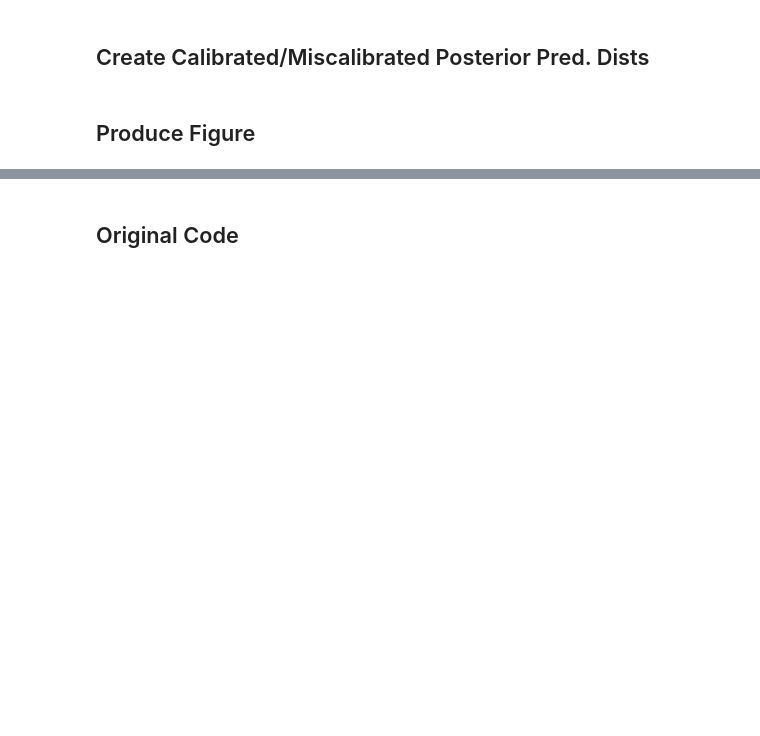
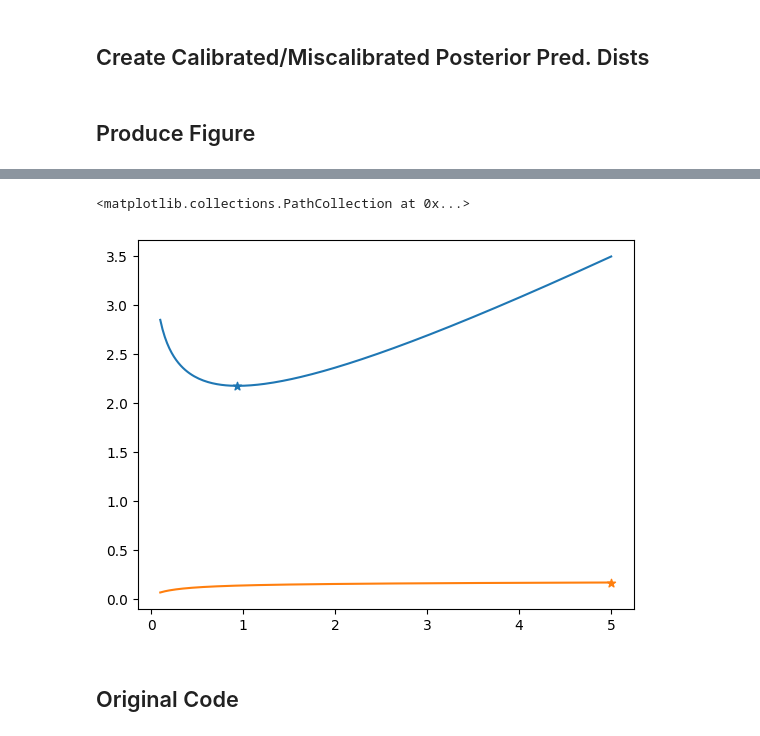
Before and after one commit to porterjenkins/deep_uncertainty, a Jupyter notebook: deep_uncertainty/notebooks/measuring_calibration.ipynb, the cells around one changed output, grey strips where cells are left out. Saved outputs shown, nothing was run; the diff lists cells and outputs as text; code cells hidden in the pictures; blank space fills up the shorter version.

```diff
--- a/deep_uncertainty/notebooks/measuring_calibration.ipynb
+++ b/deep_uncertainty/notebooks/measuring_calibration.ipynb
@@ -395,3 +544,19 @@ compute_cluster_ece(nbinom_y, calib_nbinom_probs, cluster_labels), compute_clust
+# %%
+nlls = []
+probs = []
+phi_vals = np.linspace(0.1, 5, num=200)
+for phi in phi_vals:
+    dist = DoublePoisson(cont_x, phi)
+    nlls.append(-dist._logpmf(double_poisson_y).mean())
+    probs.append(dist._pmf(double_poisson_y).mean())
+
+plt.plot(phi_vals, nlls)
+plt.plot(phi_vals, probs)
+plt.scatter(phi_vals[np.argmin(nlls)], nlls[np.argmin(nlls)], marker='*')
+plt.scatter(phi_vals[np.argmax(probs)], probs[np.argmax(probs)], marker='*')
+# %% [output]
+<matplotlib.collections.PathCollection at 0x...>
+[figure, added]
 # %% [markdown]
 ## Original Code
 # %%
```
Also changed, not shown: parts of 52 cells of this notebook, 1 other file.
